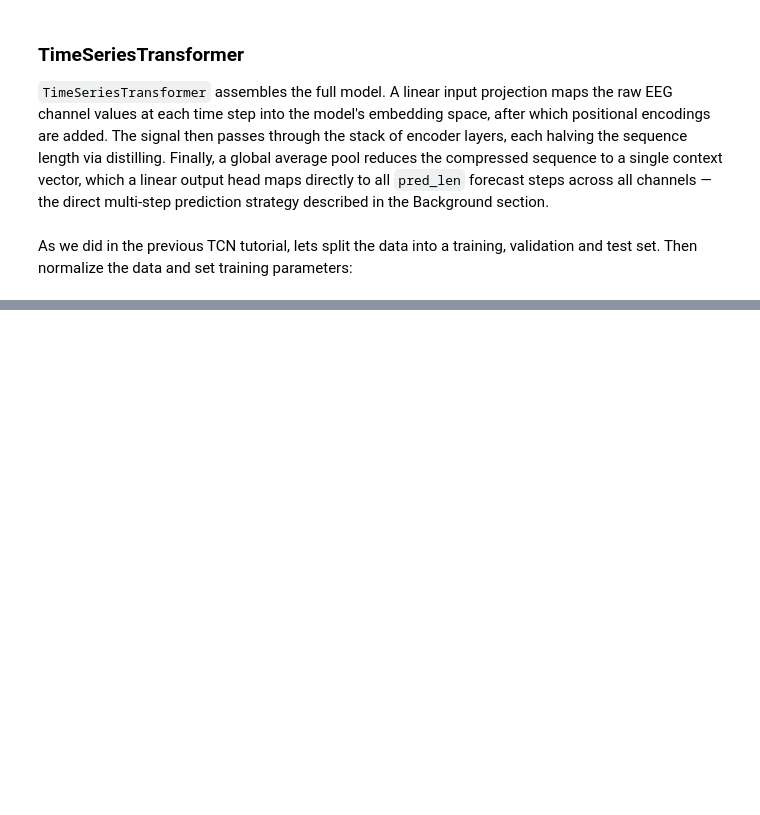
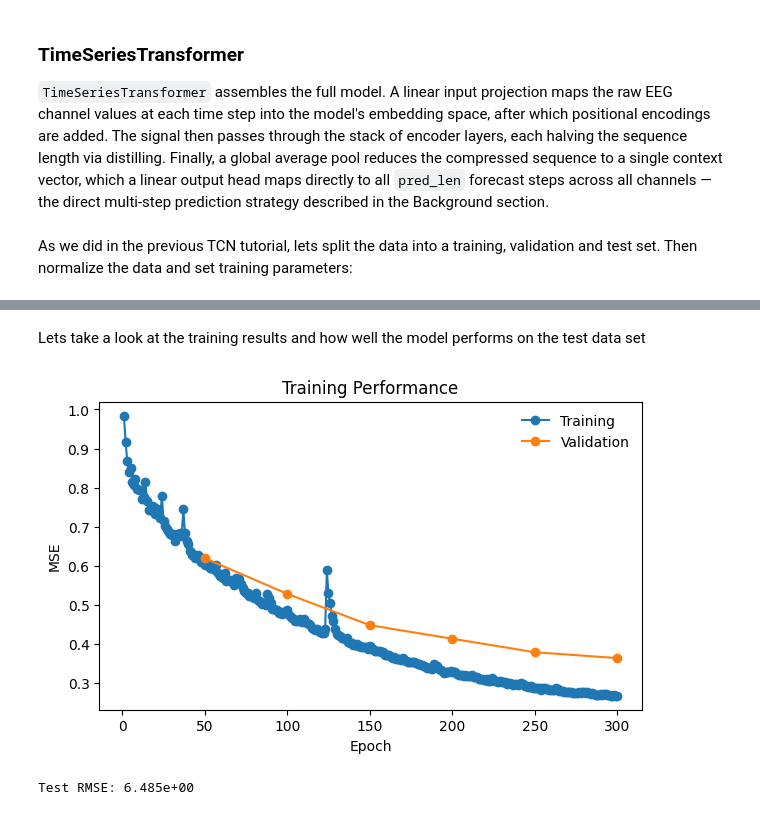
Before and after one commit to jggarrett23/EEG_Forecast_Book, a Jupyter notebook: docs/Transformer.ipynb, the cells around one changed output, grey strips where cells are left out. Saved outputs shown, nothing was run; the diff lists cells and outputs as text; code cells hidden in the pictures; blank space fills up the shorter version.

Commit message:
fit model and plot results

```diff
--- a/docs/Transformer.ipynb
+++ b/docs/Transformer.ipynb
@@ -427,11 +432,11 @@ test_dataset = customDataSet(X_test)
 # %%
 BATCH_SIZE = 64
 LEARN_RATE = 1e-3
-N_EPOCHS = 150
+N_EPOCHS = 300
 HORIZON_MS = 1000
 HORIZON = abs(t-HORIZON_MS).argmin().item() + 1 # Forecast last 1000 ms
 SEQ_LENGTH = nTime - HORIZON
-UPDATE_FREQ = 25
+UPDATE_FREQ = 50
 # %%
 trainDL = DataLoader(train_dataset, batch_size=BATCH_SIZE, shuffle=True)
 valDL = DataLoader(val_dataset, batch_size=BATCH_SIZE, shuffle=False)
@@ -440,0 +450,14 @@ device = torch.device('cuda')
+# %%
+# instantiate the Informer-based TimeSeriesTransformer
+model = TimeSeriesTransformer(
+    n_channels=nChans,    # number of EEG channels (input and output dimension)
+    d_model=128,          # embedding dimension carried through the encoder
+    n_heads=8,            # number of parallel ProbSparse attention heads
+    n_enc_layers=3,       # encoder depth; each layer halves the sequence length via distilling
+    d_ff=256,             # inner dimension of the position-wise feed-forward sub-layers
+    pred_len=HORIZON,     # forecast horizon, matches the TCN tutorial's horizon
+    dropout=0.1
+).to(device)
+# %%
+optimizer = optim.NAdam(model.parameters(), lr=LEARN_RATE)
+criterion = nn.MSELoss()
@@ -440,0 +513,36 @@ device = torch.device('cuda')
+# %% [markdown]
+Lets take a look at the training results and how well the model performs on the test data set
+# %%
+plt.figure(figsize=(7,4))
+plt.plot(np.arange(N_EPOCHS)+1, train_loss, marker='o', label='Training')
+plt.plot(
+    [x for x in np.arange(N_EPOCHS) + 1 if not x % UPDATE_FREQ],
+    val_loss,
+    marker='o',
+    label='Validation'
+)
+plt.title('Training Performance')
+plt.xlabel('Epoch')
+plt.ylabel('MSE')
+plt.legend(frameon=False)
+plt.show()
+# %% [output]
+[figure, added]
+# %%
+model.eval()
+with torch.no_grad():
+    input_sequence = X_test[:, :, :-HORIZON].to(device)
+    target_sequence = X_test[:, :, -HORIZON:].to(device)
+
+    predictions = model(input_sequence.transpose(1, 2)).transpose(1, 2)
+
+    # unormalize both predictions and test
+    target_denorm = ((target_sequence * X_train_sd) + X_train_mu).cpu().numpy()
+    predictions = ((predictions * X_train_sd) + X_train_mu).cpu().numpy()
+
+    residuals = target_denorm - predictions
+    test_rmse = np.sqrt((residuals**2).mean())
+
+print(f'Test RMSE: {test_rmse:0.3e}')
+# %% [output]
+Test RMSE: 6.485e+00
```
Also changed, not shown: parts of 5 cells of this notebook.
